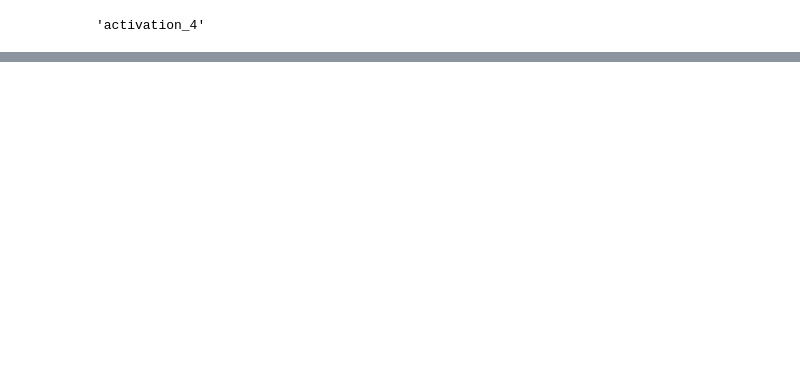
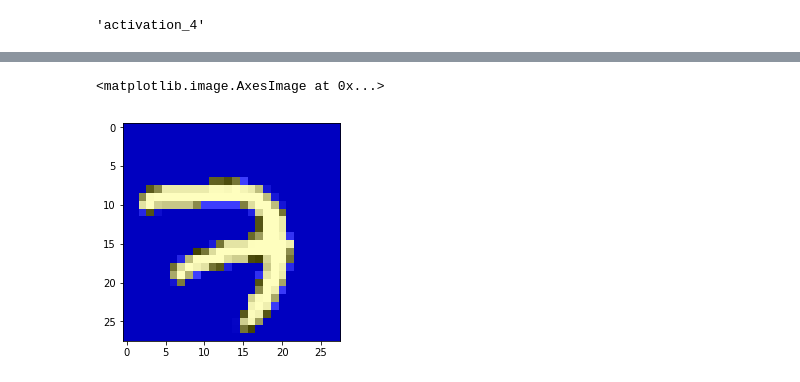
Before and after one commit to James-Brooke/ML_Projects, a Jupyter notebook: Evolution of neural networks robust to adversarial examples.ipynb, the cells around one changed output, grey strips where cells are left out. Drawn from its saved outputs; the diff is of its cells as text; code cells hidden in the pictures; blank space fills up the shorter version.

```diff
--- a/Evolution of neural networks robust to adversarial examples.ipynb
+++ b/Evolution of neural networks robust to adversarial examples.ipynb
@@ -306,3 +355,16 @@ final_conv_layer = get_output_layer(model, "conv2d_3")
+# %%
+heatmap = cv2.applyColorMap(np.uint8(255*cam), cv2.COLORMAP_JET)
+# %%
+heatmap[np.where(cam < 0.2)] = 0
+# %%
+img = X_train[0].reshape(1,28,28,1)
+# %%
+img = heatmap*0.5 + img
+# %%
+plt.imshow(img.reshape(28,28,3))
+# %% [output]
+<matplotlib.image.AxesImage at 0x...>
+[figure, added]
 # %%
 grads = K.gradients(four_output, last_conv_layer.output)[0]
 #pooled_grads = K.mean(grads, axis=(0, 1, 2))
```
Also changed, not shown: parts of 15 cells of this notebook.
